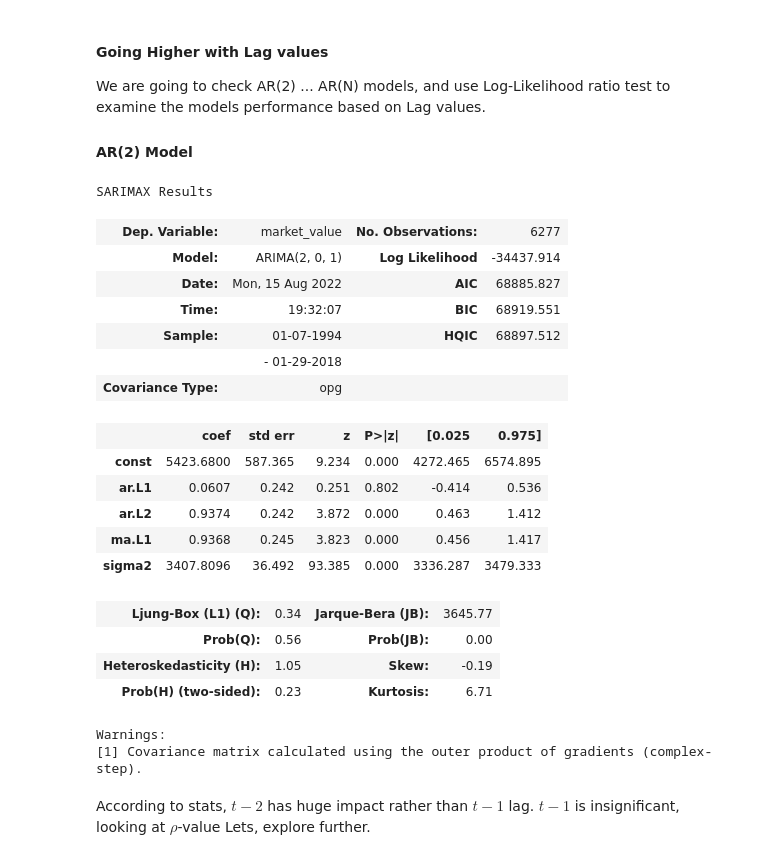
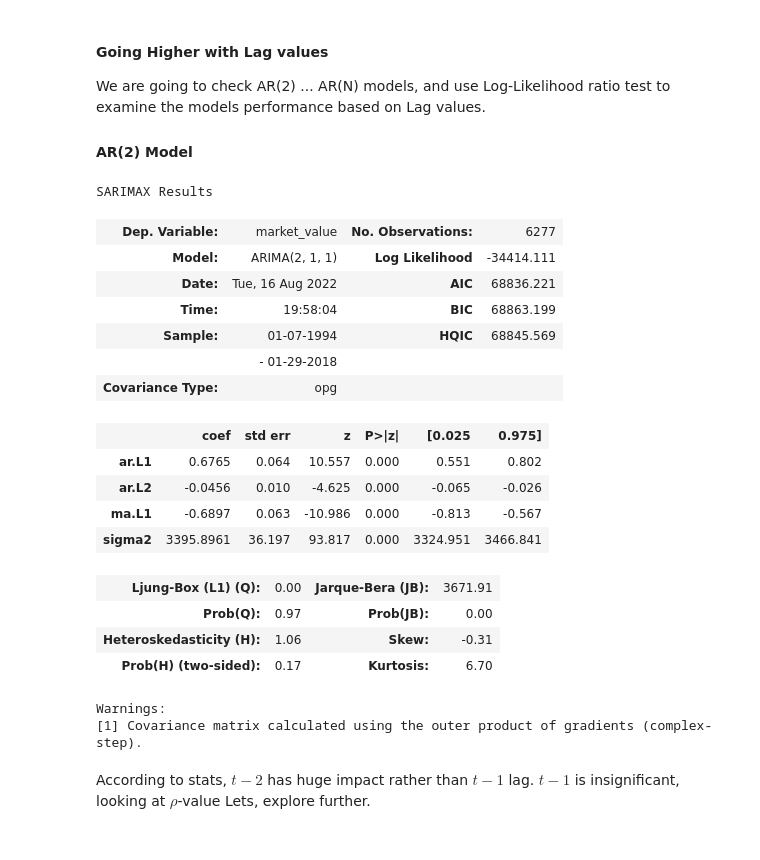
Before and after one commit to pvsnp9/Time-Series-Analysis, a Jupyter notebook: AutoRegressive Model/autoregressive_model.ipynb, the cells around one changed output. Saved outputs shown, nothing was run; the diff lists cells and outputs as text; code cells hidden in the pictures.

```diff
--- a/AutoRegressive Model/autoregressive_model.ipynb
+++ b/AutoRegressive Model/autoregressive_model.ipynb
@@ -168,28 +167,27 @@ We are going to check AR(2) ... AR(N) models, and use Log-Likelihood ratio test
 
 #### AR(2) Model
 # %%
-ar2_model = ARIMA(df.market_value, order=(2,0,1))
+ar2_model = ARIMA(df.market_value, order=(2,1,1))
 ar2_results = ar2_model.fit()
 ar2_results.summary()
 # %% [output]
 SARIMAX Results
 | Dep. Variable: | market_value | No. Observations: | 6277 |
-| Model: | ARIMA(2, 0, 1) | Log Likelihood | -34437.914 |
-| Date: | Mon, 15 Aug 2022 | AIC | 68885.827 |
-| Time: | 19:32:07 | BIC | 68919.551 |
-| Sample: | 01-07-1994 | HQIC | 68897.512 |
+| Model: | ARIMA(2, 1, 1) | Log Likelihood | -34414.111 |
+| Date: | Tue, 16 Aug 2022 | AIC | 68836.221 |
+| Time: | 19:58:04 | BIC | 68863.199 |
+| Sample: | 01-07-1994 | HQIC | 68845.569 |
 |  | - 01-29-2018 |  |  |
 | Covariance Type: | opg |  |  |
 |  | coef | std err | z | P>|z| | [0.025 | 0.975] |
-| const | 5423.6800 | 587.365 | 9.234 | 0.000 | 4272.465 | 6574.895 |
-| ar.L1 | 0.0607 | 0.242 | 0.251 | 0.802 | -0.414 | 0.536 |
-| ar.L2 | 0.9374 | 0.242 | 3.872 | 0.000 | 0.463 | 1.412 |
-| ma.L1 | 0.9368 | 0.245 | 3.823 | 0.000 | 0.456 | 1.417 |
-| sigma2 | 3407.8096 | 36.492 | 93.385 | 0.000 | 3336.287 | 3479.333 |
+| ar.L1 | 0.6765 | 0.064 | 10.557 | 0.000 | 0.551 | 0.802 |
+| ar.L2 | -0.0456 | 0.010 | -4.625 | 0.000 | -0.065 | -0.026 |
+| ma.L1 | -0.6897 | 0.063 | -10.986 | 0.000 | -0.813 | -0.567 |
+| sigma2 | 3395.8961 | 36.197 | 93.817 | 0.000 | 3324.951 | 3466.841 |
-| Ljung-Box (L1) (Q): | 0.34 | Jarque-Bera (JB): | 3645.77 |
-| Prob(Q): | 0.56 | Prob(JB): | 0.00 |
-| Heteroskedasticity (H): | 1.05 | Skew: | -0.19 |
-| Prob(H) (two-sided): | 0.23 | Kurtosis: | 6.71 |
+| Ljung-Box (L1) (Q): | 0.00 | Jarque-Bera (JB): | 3671.91 |
+| Prob(Q): | 0.97 | Prob(JB): | 0.00 |
+| Heteroskedasticity (H): | 1.06 | Skew: | -0.31 |
+| Prob(H) (two-sided): | 0.17 | Kurtosis: | 6.70 |
 Warnings:
 [1] Covariance matrix calculated using the outer product of gradients (complex-step).
 # %% [markdown]
```
Also changed, not shown: parts of 33 cells of this notebook, 1 other file.
